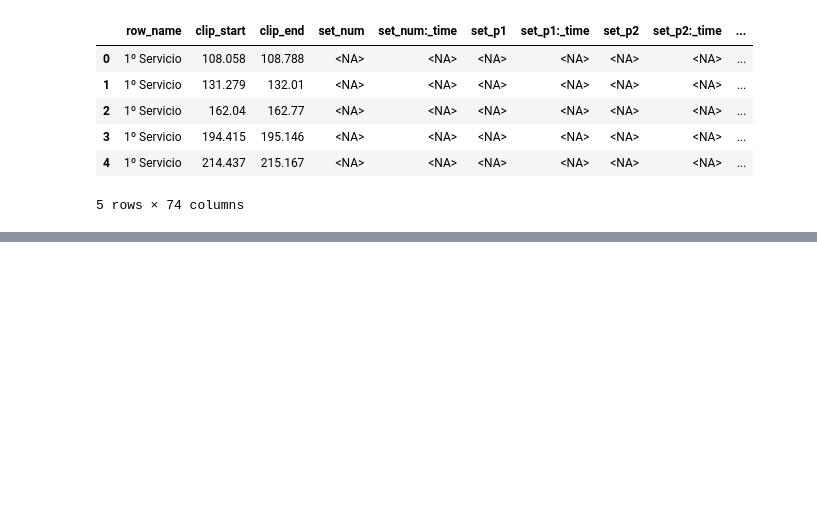
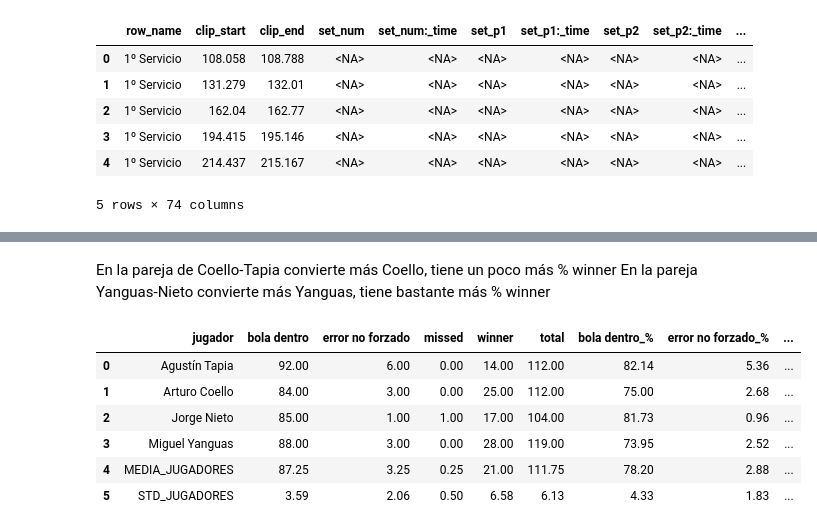
Before and after one commit to pdiazmerchante/TFG_Padel_Recommender, a Jupyter notebook: notebooks/01_exploracion.ipynb, the cells around one changed output, grey strips where cells are left out. Cells and saved outputs as stored; diff of their text form; code cells hidden in the pictures; blank space fills up the shorter version.

```diff
--- a/notebooks/01_exploracion.ipynb
+++ b/notebooks/01_exploracion.ipynb
@@ -251,0 +840,3 @@ pintar_pista_interactiva(df_grande, inicio_x_col, inicio_y_col, fin_x_col, fin_y
+# %% [markdown]
+En la pareja de Coello-Tapia convierte más Coello, tiene un poco más % winner
+En la pareja Yanguas-Nieto convierte más Yanguas, tiene bastante más % winner
@@ -251,0 +845,12 @@ pintar_pista_interactiva(df_grande, inicio_x_col, inicio_y_col, fin_x_col, fin_y
+# %%
+csv_metricas_media = pd.read_csv("resumen_set_2.csv")
+# %%
+csv_metricas_media
+# %% [output]
+|  | jugador | bola dentro | error no forzado | missed | winner | total | bola dentro_% | error no forzado_% | ... |
+| 0 | Agustín Tapia | 92.00 | 6.00 | 0.00 | 14.00 | 112.00 | 82.14 | 5.36 | ... |
+| 1 | Arturo Coello | 84.00 | 3.00 | 0.00 | 25.00 | 112.00 | 75.00 | 2.68 | ... |
+| 2 | Jorge Nieto | 85.00 | 1.00 | 1.00 | 17.00 | 104.00 | 81.73 | 0.96 | ... |
+| 3 | Miguel Yanguas | 88.00 | 3.00 | 0.00 | 28.00 | 119.00 | 73.95 | 2.52 | ... |
+| 4 | MEDIA_JUGADORES | 87.25 | 3.25 | 0.25 | 21.00 | 111.75 | 78.20 | 2.88 | ... |
+| 5 | STD_JUGADORES | 3.59 | 2.06 | 0.50 | 6.58 | 6.13 | 4.33 | 1.83 | ... |
```
Also changed, not shown: parts of 13 cells of this notebook, 3 other files.
